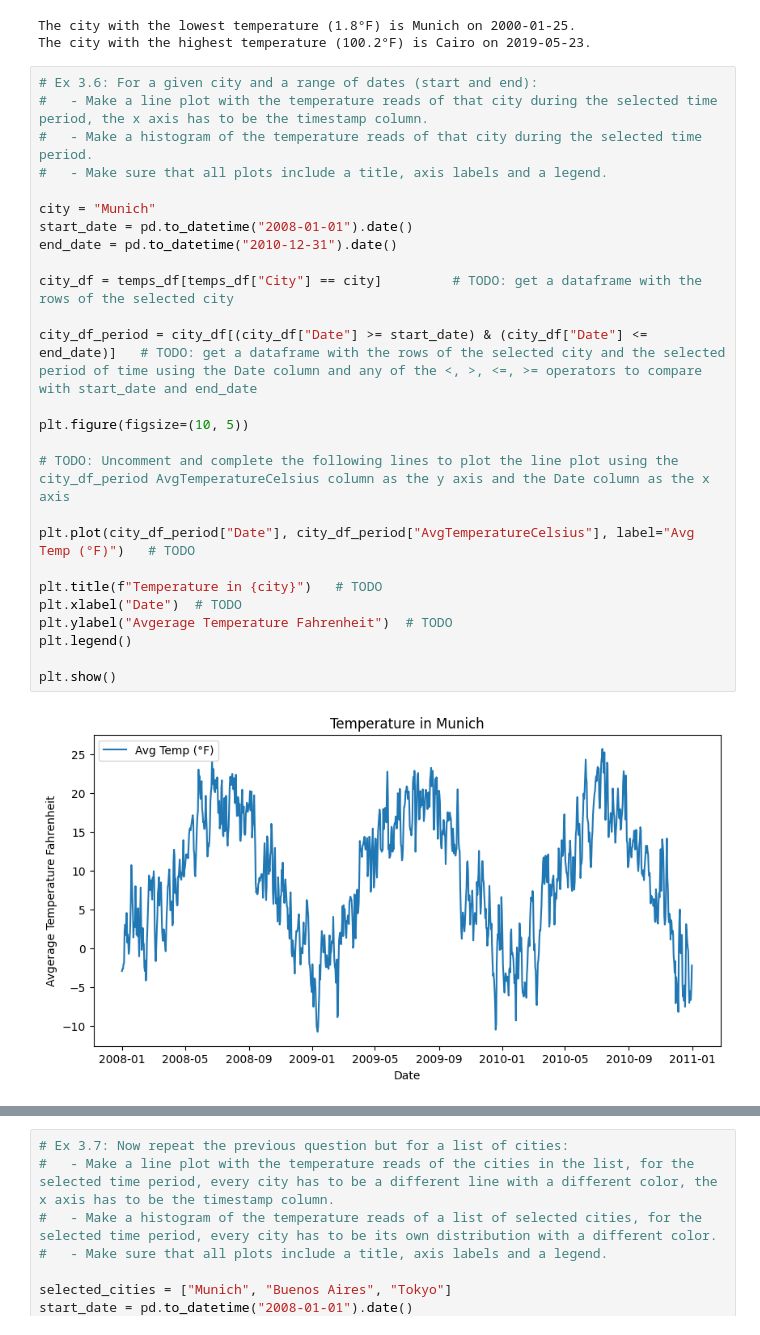
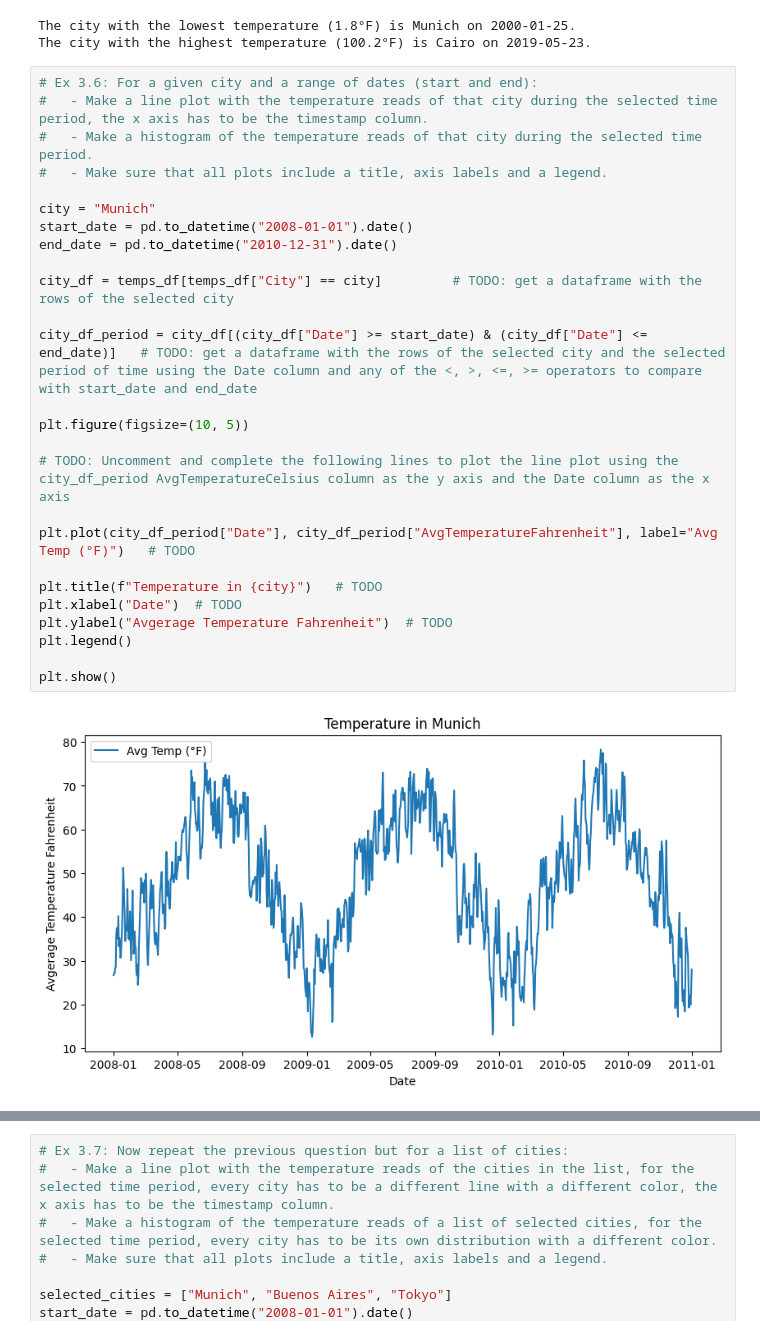
Before and after one commit to codezilla69/kyle_palm_eae_ipld_project, a Jupyter notebook: development/03_temperatures_dashboard.ipynb, the cells around one changed output, grey strips where cells are left out. Drawn from its saved outputs; the diff is of its cells as text.

```diff
--- a/development/03_temperatures_dashboard.ipynb
+++ b/development/03_temperatures_dashboard.ipynb
@@ -135,31 +135,31 @@ The city with the highest temperature (100.2°F) is Cairo on 2019-05-23.
 # %%
 # Ex 3.6: For a given city and a range of dates (start and end):
 #   - Make a line plot with the temperature reads of that city during the selected time period, the x axis has to be the timestamp column.
 #   - Make a histogram of the temperature reads of that city during the selected time period.
 #   - Make sure that all plots include a title, axis labels and a legend.
 
 city = "Munich"
 start_date = pd.to_datetime("2008-01-01").date()
 end_date = pd.to_datetime("2010-12-31").date()
 
 city_df = temps_df[temps_df["City"] == city]         # TODO: get a dataframe with the rows of the selected city
 
 city_df_period = city_df[(city_df["Date"] >= start_date) & (city_df["Date"] <= end_date)]   # TODO: get a dataframe with the rows of the selected city and the selected period of time using the Date column and any of the <, >, <=, >= operators to compare with start_date and end_date
 
 plt.figure(figsize=(10, 5))
 
 # TODO: Uncomment and complete the following lines to plot the line plot using the city_df_period AvgTemperatureCelsius column as the y axis and the Date column as the x axis
 
-plt.plot(city_df_period["Date"], city_df_period["AvgTemperatureCelsius"], label="Avg Temp (°F)")   # TODO
+plt.plot(city_df_period["Date"], city_df_period["AvgTemperatureFahrenheit"], label="Avg Temp (°F)")   # TODO
 
 plt.title(f"Temperature in {city}")   # TODO
 plt.xlabel("Date")  # TODO
 plt.ylabel("Avgerage Temperature Fahrenheit")  # TODO
 plt.legend()
 
 plt.show()
 # %% [output]
-[figure, old version]
+[figure, new version]
 # %%
 # TODO: Build the histogram plot using the city_df_period AvgTemperatureCelsius column as the data to plot
 
```
Also changed, not shown: parts of 2 cells of this notebook.
